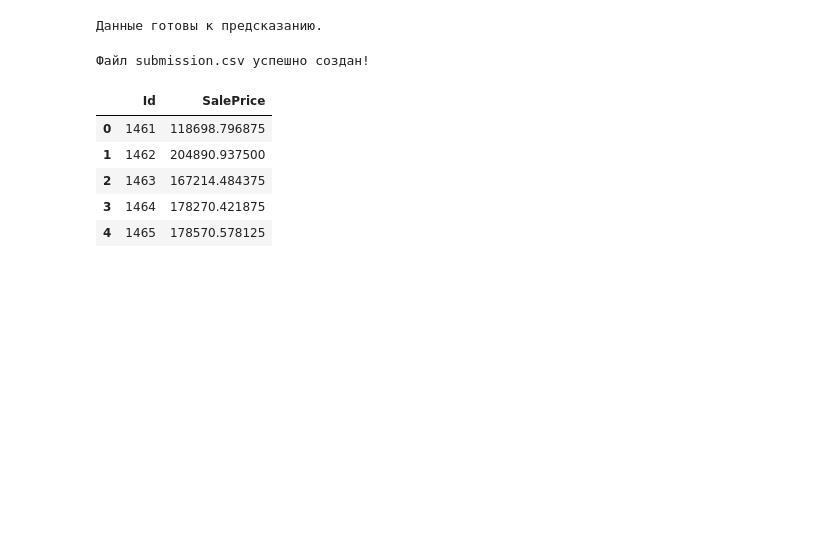
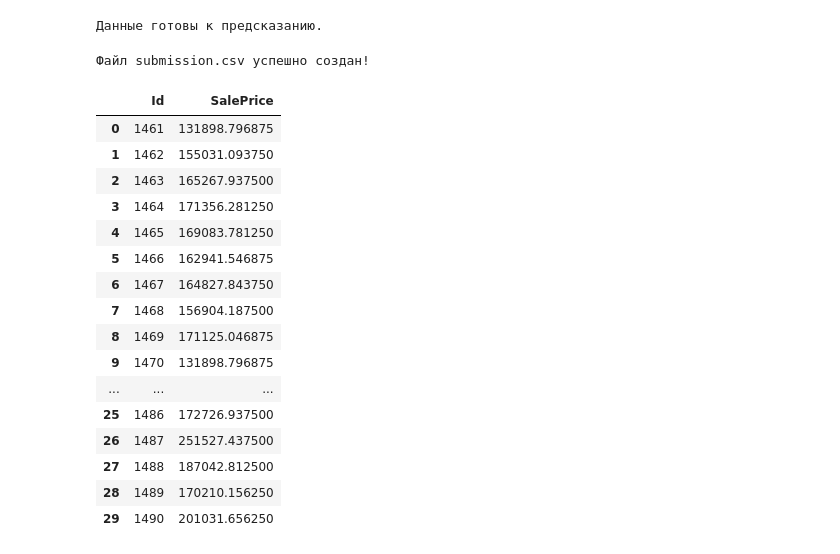
Before and after one commit to gdjdjdhhdj9/house_prices, a Jupyter notebook: nn.ipynb, the cells around one changed output. Drawn from its saved outputs; the diff is of its cells as text; code cells hidden in the pictures; blank space fills up the shorter version.

```diff
--- a/nn.ipynb
+++ b/nn.ipynb
@@ -202,5 +140,6 @@ class MyNN(nn.Module):
 model = MyNN(X_train_processed.shape[1], 1)
 # %%
+# задаем оптимизатор и метрику
 loss_reg = nn.MSELoss()
-opt = torch.optim.AdamW(model.parameters(), lr=0.01, weight_decay=0.01)
+opt = torch.optim.AdamW(model.parameters(), lr=1, weight_decay=0.01)
 # %%
@@ -213,8 +151,7 @@ lr_scheduler = torch.optim.lr_scheduler.ReduceLROnPlateau(opt,  #оптимиз
                                                           eps = 1e-8,
                                                           )
 # %%
-
-
+#начинаем процесс обучения
 EPOCHS = 500
 train_loss = []
 val_loss = []
@@ -289,12 +226,12 @@ for epoch in range(EPOCHS):
       }
 
       if best_model == 0:
-        torch.save(model.state_dict(), f'best_model/model_state_dict_epoch_{epoch+1}.pt')
+        torch.save(model.state_dict(), f'best_nn_model/model_state_dict_epoch_{epoch+1}.pt')
         best_model = epoch+1
 
       else:
-        os.remove(f'best_model/model_state_dict_epoch_{best_model}.pt')
-        torch.save(model.state_dict(), f'best_model/model_state_dict_epoch_{epoch+1}.pt')
+        os.remove(f'best_nn_model/model_state_dict_epoch_{best_model}.pt')
+        torch.save(model.state_dict(), f'best_nn_model/model_state_dict_epoch_{epoch+1}.pt')
         best_model = epoch+1
 
       print(f'На эпохе - {epoch+1}, сохранена модель со значением функции потерь на валидации - {best_loss:.4f}', end='\n\n')
@@ -326,6 +258,7 @@ Epoch [12/500], train_loss = 1.3324,  val_loss = 0.9538, lr = 0.0100
 ... (86 outputs left out)
 # %%
-model.load_state_dict(torch.load(f'best_model/model_state_dict_epoch_{best_model}.pt'))
+# загружаем веса лучшей модели и начинаем процесс тестирования
+model.load_state_dict(torch.load(f'best_nn_model/model_state_dict_epoch_{best_model}.pt'))
 
 model.eval()
 with torch.no_grad():
@@ -336,7 +269,5 @@ with torch.no_grad():
         running_test_loss.append(loss.item())
 
     mean_test_loss = sum(running_test_loss)/len(running_test_loss)
-
-
     print(f'Финальный loss = {mean_test_loss:.4f}')
 # %% [output]
@@ -344,14 +275,9 @@ with torch.no_grad():
 # %%
-# 1. Загружаем веса лучшей модели (используем best_model из вашего цикла)
-model.load_state_dict(torch.load(f'best_model/model_state_dict_epoch_{best_model}.pt'))
-model.eval()
-
-# 2. Загружаем тестовый набор данных Kaggle
+# 2. Загружаем тестовый набор данных
 test_data = pd.read_csv('data/test.csv')
 test_ids = test_data['Id']
 
 # 3. Предобработка тестовых данных
-# Используем ту же функцию prepare_data и тот же preprocessor (только transform!)
 X_test_final = prepare_data(test_data)
 X_test_processed_final = preprocessor.transform(X_test_final)
 
@@ -362,29 +288,41 @@ print("Данные готовы к предсказанию.")
 # %% [output]
 Данные готовы к предсказанию.
 # %%
+model.eval()
 with torch.no_grad():
     # Получаем предсказания
     log_preds = model(X_test_tensor_final).numpy().flatten()
 
 # Переводим из логарифмического масштаба обратно
 final_preds = np.expm1(log_preds)
 
 # Создаем DataFrame для отправки
 submission = pd.DataFrame({
     'Id': test_ids,
     'SalePrice': final_preds
 })
 
 # Сохраняем в CSV
-submission.to_csv('data/nn/submission.csv', index=False)
+submission.to_csv('data/nn_submission/submission.csv', index=False)
 
 print("Файл submission.csv успешно создан!")
-display(submission.head())
+display(submission.head(30))
 # %% [output]
 Файл submission.csv успешно создан!
 |  | Id | SalePrice |
-| 0 | 1461 | 118698.796875 |
-| 1 | 1462 | 204890.937500 |
-| 2 | 1463 | 167214.484375 |
-| 3 | 1464 | 178270.421875 |
-| 4 | 1465 | 178570.578125 |
+| 0 | 1461 | 131898.796875 |
+| 1 | 1462 | 155031.093750 |
+| 2 | 1463 | 165267.937500 |
+| 3 | 1464 | 171356.281250 |
+| 4 | 1465 | 169083.781250 |
+| 5 | 1466 | 162941.546875 |
+| 6 | 1467 | 164827.843750 |
+| 7 | 1468 | 156904.187500 |
+| 8 | 1469 | 171125.046875 |
+| 9 | 1470 | 131898.796875 |
+| ... | ... | ... |
+| 25 | 1486 | 172726.937500 |
+| 26 | 1487 | 251527.437500 |
+| 27 | 1488 | 187042.812500 |
+| 28 | 1489 | 170210.156250 |
+| 29 | 1490 | 201031.656250 |
```
Also changed, not shown: parts of 13 cells of this notebook, 9 other files.
